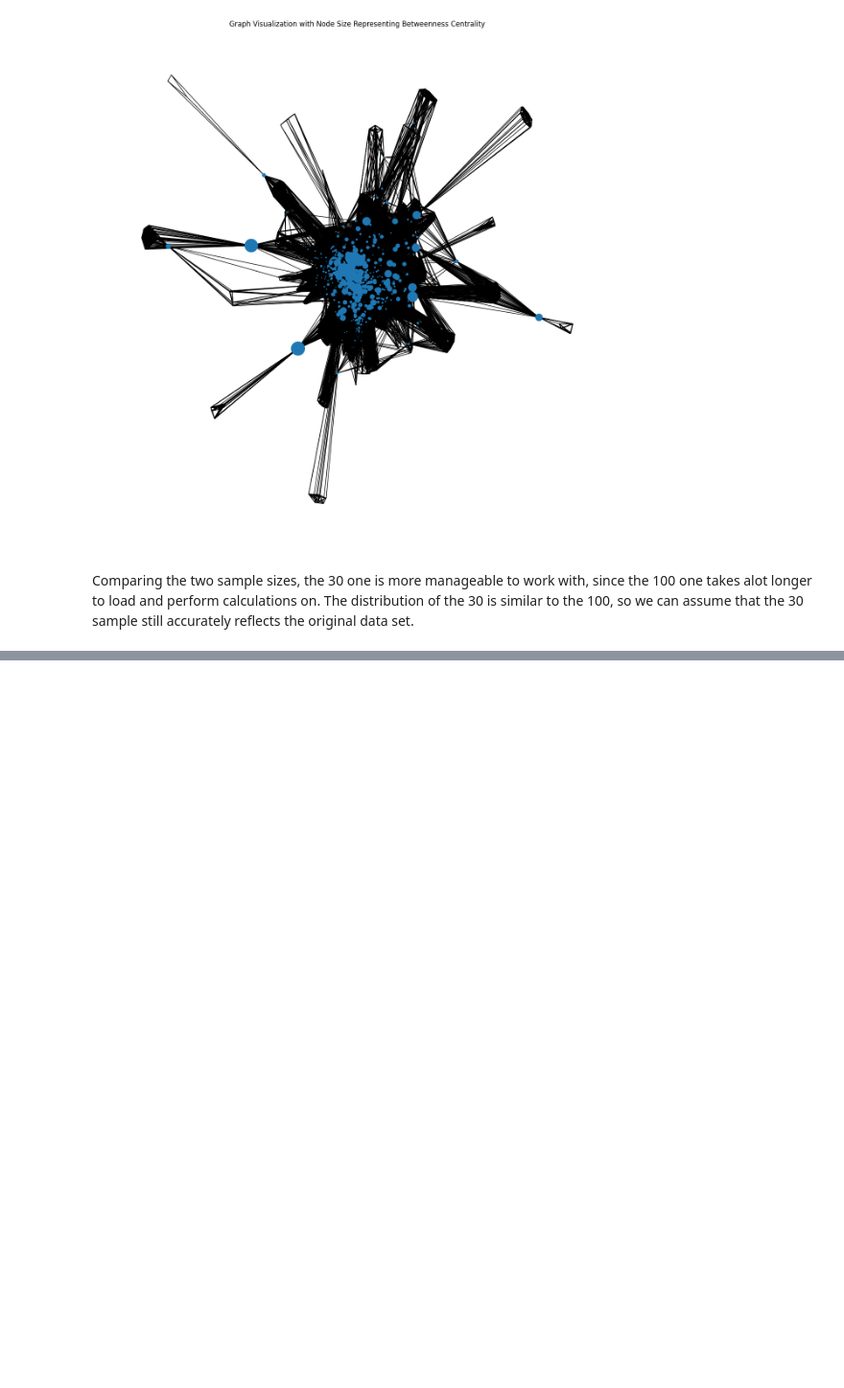
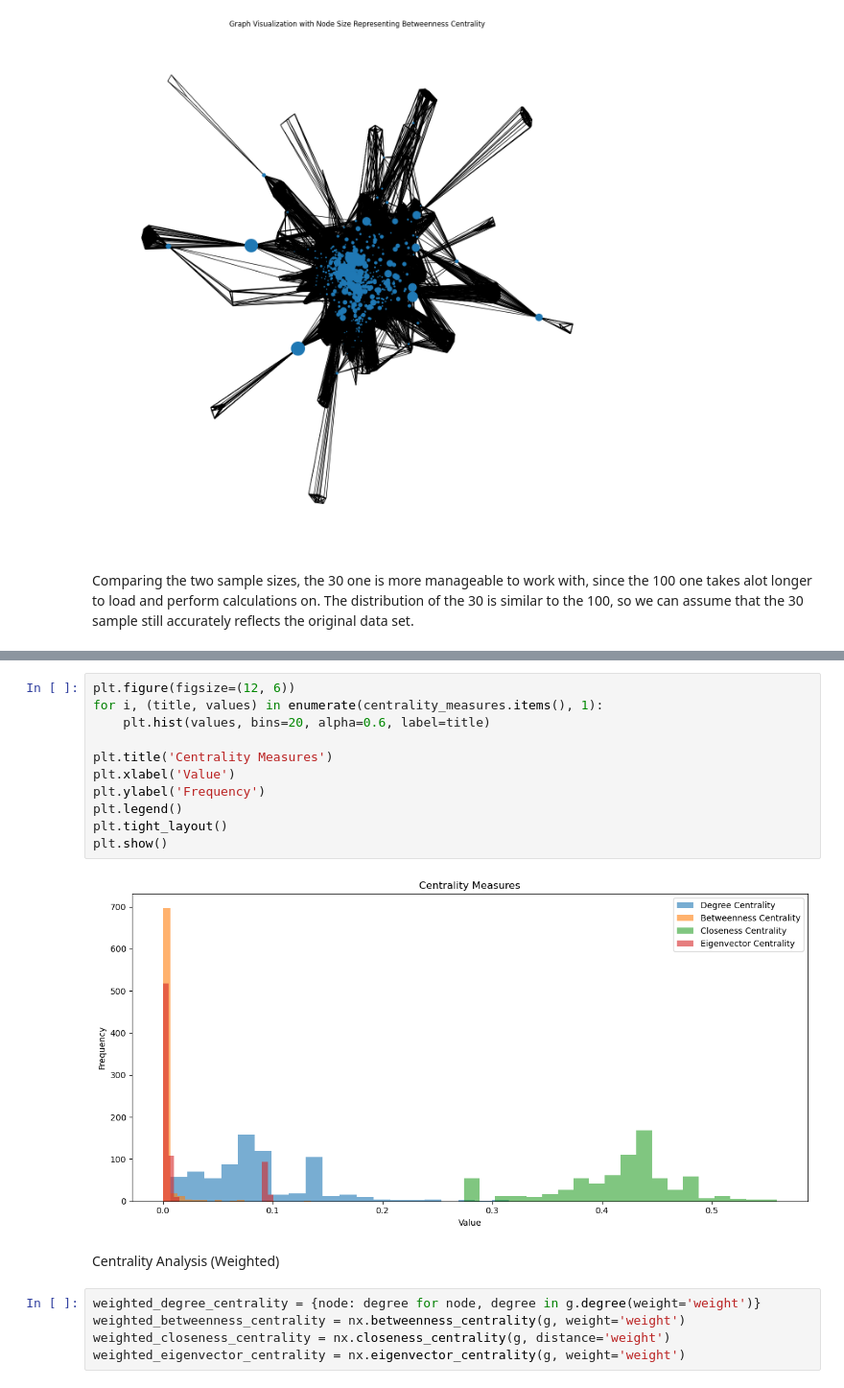
Before and after one commit to meteor123456/Spotify-Artist-Cooccurence, a Jupyter notebook: analysis.ipynb, the cells around one changed output, grey strips where cells are left out. Shown at 96% size. Saved outputs shown, nothing was run; the diff lists cells and outputs as text; blank space fills up the shorter version.

```diff
--- a/analysis.ipynb
+++ b/analysis.ipynb
@@ -122,0 +178,20 @@ Comparing the two sample sizes, the 30 one is more manageable to work with, sinc
+# %%
+plt.figure(figsize=(12, 6))
+for i, (title, values) in enumerate(centrality_measures.items(), 1):
+    plt.hist(values, bins=20, alpha=0.6, label=title)
+
+plt.title('Centrality Measures')
+plt.xlabel('Value')
+plt.ylabel('Frequency')
+plt.legend()
+plt.tight_layout()
+plt.show()
+# %% [output]
+[figure, added]
+# %% [markdown]
+Centrality Analysis (Weighted)
+# %%
+weighted_degree_centrality = {node: degree for node, degree in g.degree(weight='weight')}
+weighted_betweenness_centrality = nx.betweenness_centrality(g, weight='weight')
+weighted_closeness_centrality = nx.closeness_centrality(g, distance='weight')
+weighted_eigenvector_centrality = nx.eigenvector_centrality(g, weight='weight')
```
Also changed, not shown: parts of 6 cells of this notebook.
